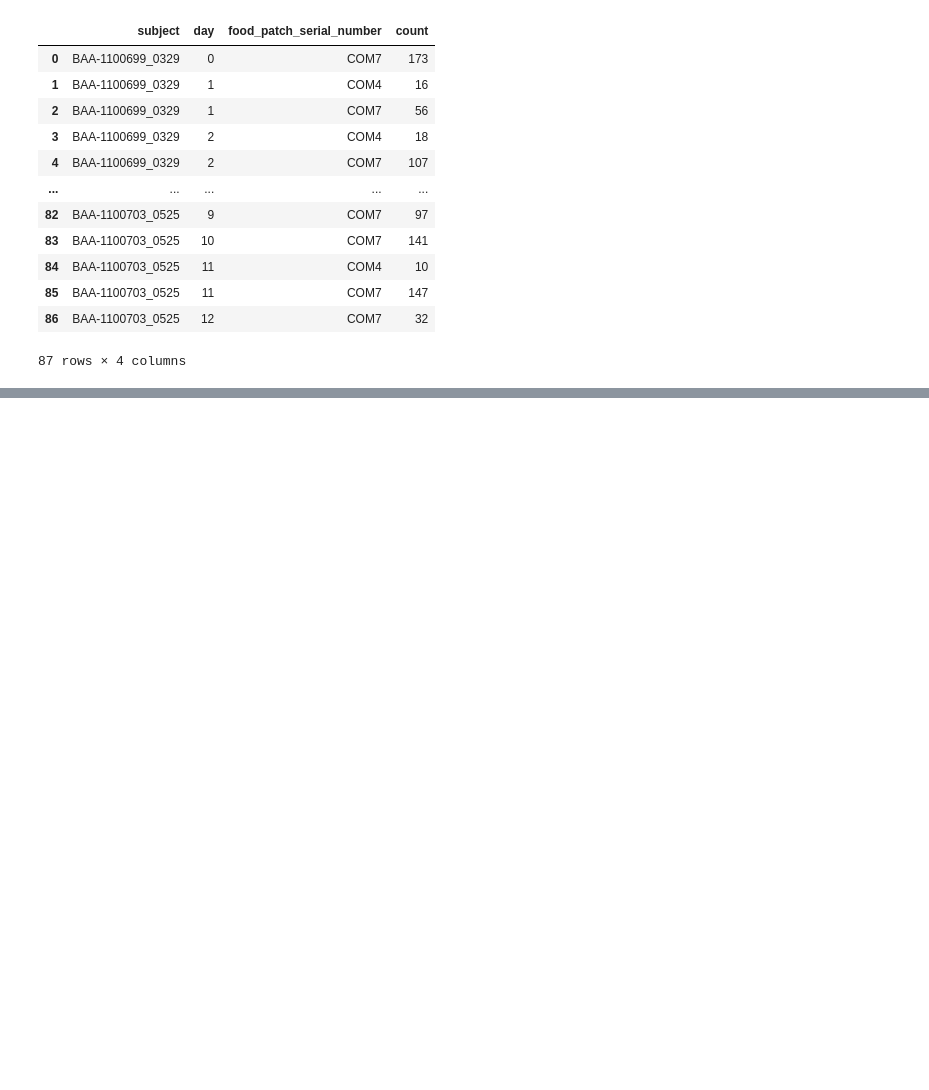
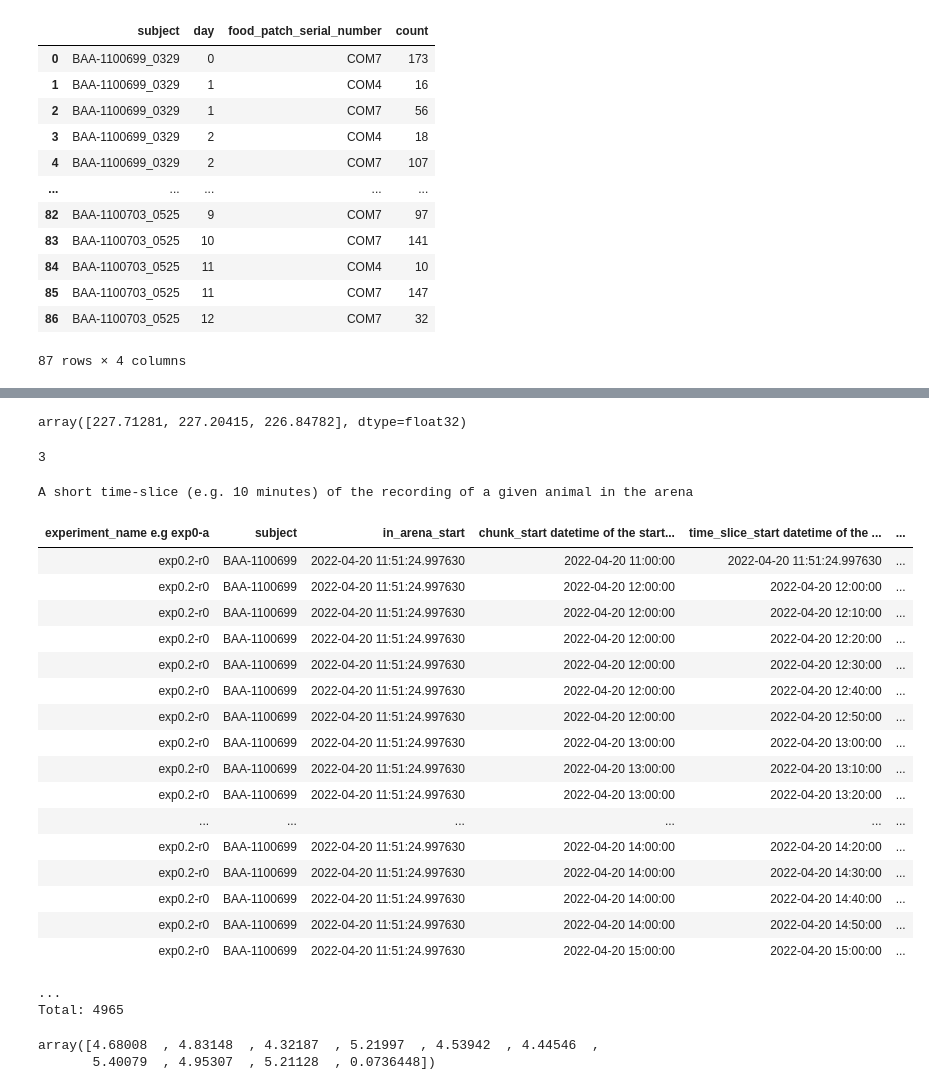
Before and after one commit to JaerongA/aeon_mecha, a Jupyter notebook: figures.ipynb, the cells around one changed output, grey strips where cells are left out. Drawn from its saved outputs; the diff is of its cells as text; code cells hidden in the pictures; blank space fills up the shorter version.

```diff
--- a/figures.ipynb
+++ b/figures.ipynb
@@ -133,0 +223,4 @@ sns.boxplot(x="day", y="weight", hue="id", data=weights, ax=ax)
+# %%
+in_arena.InArenaSubjectPosition().fetch("position_x")[0][0:3]
+# %% [output]
+array([227.71281, 227.20415, 226.84782], dtype=float32)
@@ -133,0 +229,27 @@ sns.boxplot(x="day", y="weight", hue="id", data=weights, ax=ax)
+# %%
+len(position_x)
+# %% [output]
+3
+# %%
+(in_arena.InArenaTimeSlice() & f'experiment_name="{experiment_name}"').fetch
+# %% [output]
+A short time-slice (e.g. 10 minutes) of the recording of a given animal in the arena
+| experiment_name e.g exp0-a | subject | in_arena_start | chunk_start datetime of the start... | time_slice_start datetime of the ... | ... |
+| exp0.2-r0 | BAA-1100699 | 2022-04-20 11:51:24.997630 | 2022-04-20 11:00:00 | 2022-04-20 11:51:24.997630 | ... |
+| exp0.2-r0 | BAA-1100699 | 2022-04-20 11:51:24.997630 | 2022-04-20 12:00:00 | 2022-04-20 12:00:00 | ... |
+| exp0.2-r0 | BAA-1100699 | 2022-04-20 11:51:24.997630 | 2022-04-20 12:00:00 | 2022-04-20 12:10:00 | ... |
+| exp0.2-r0 | BAA-1100699 | 2022-04-20 11:51:24.997630 | 2022-04-20 12:00:00 | 2022-04-20 12:20:00 | ... |
+| exp0.2-r0 | BAA-1100699 | 2022-04-20 11:51:24.997630 | 2022-04-20 12:00:00 | 2022-04-20 12:30:00 | ... |
+| exp0.2-r0 | BAA-1100699 | 2022-04-20 11:51:24.997630 | 2022-04-20 12:00:00 | 2022-04-20 12:40:00 | ... |
+| exp0.2-r0 | BAA-1100699 | 2022-04-20 11:51:24.997630 | 2022-04-20 12:00:00 | 2022-04-20 12:50:00 | ... |
+| exp0.2-r0 | BAA-1100699 | 2022-04-20 11:51:24.997630 | 2022-04-20 13:00:00 | 2022-04-20 13:00:00 | ... |
+| exp0.2-r0 | BAA-1100699 | 2022-04-20 11:51:24.997630 | 2022-04-20 13:00:00 | 2022-04-20 13:10:00 | ... |
+| exp0.2-r0 | BAA-1100699 | 2022-04-20 11:51:24.997630 | 2022-04-20 13:00:00 | 2022-04-20 13:20:00 | ... |
+| ... | ... | ... | ... | ... | ... |
+| exp0.2-r0 | BAA-1100699 | 2022-04-20 11:51:24.997630 | 2022-04-20 14:00:00 | 2022-04-20 14:20:00 | ... |
+| exp0.2-r0 | BAA-1100699 | 2022-04-20 11:51:24.997630 | 2022-04-20 14:00:00 | 2022-04-20 14:30:00 | ... |
+| exp0.2-r0 | BAA-1100699 | 2022-04-20 11:51:24.997630 | 2022-04-20 14:00:00 | 2022-04-20 14:40:00 | ... |
+| exp0.2-r0 | BAA-1100699 | 2022-04-20 11:51:24.997630 | 2022-04-20 14:00:00 | 2022-04-20 14:50:00 | ... |
+| exp0.2-r0 | BAA-1100699 | 2022-04-20 11:51:24.997630 | 2022-04-20 15:00:00 | 2022-04-20 15:00:00 | ... |
+...
+Total: 4965
@@ -133,0 +339,5 @@ sns.boxplot(x="day", y="weight", hue="id", data=weights, ax=ax)
+# %%
+(in_arena.InArena * in_arena.InArenaEnd).fetch('in_arena_duration')[:10]
+# %% [output]
+array([4.68008  , 4.83148  , 4.32187  , 5.21997  , 4.53942  , 4.44546  ,
+       5.40079  , 4.95307  , 5.21128  , 0.0736448])
```
Also changed, not shown: parts of 21 cells of this notebook.
